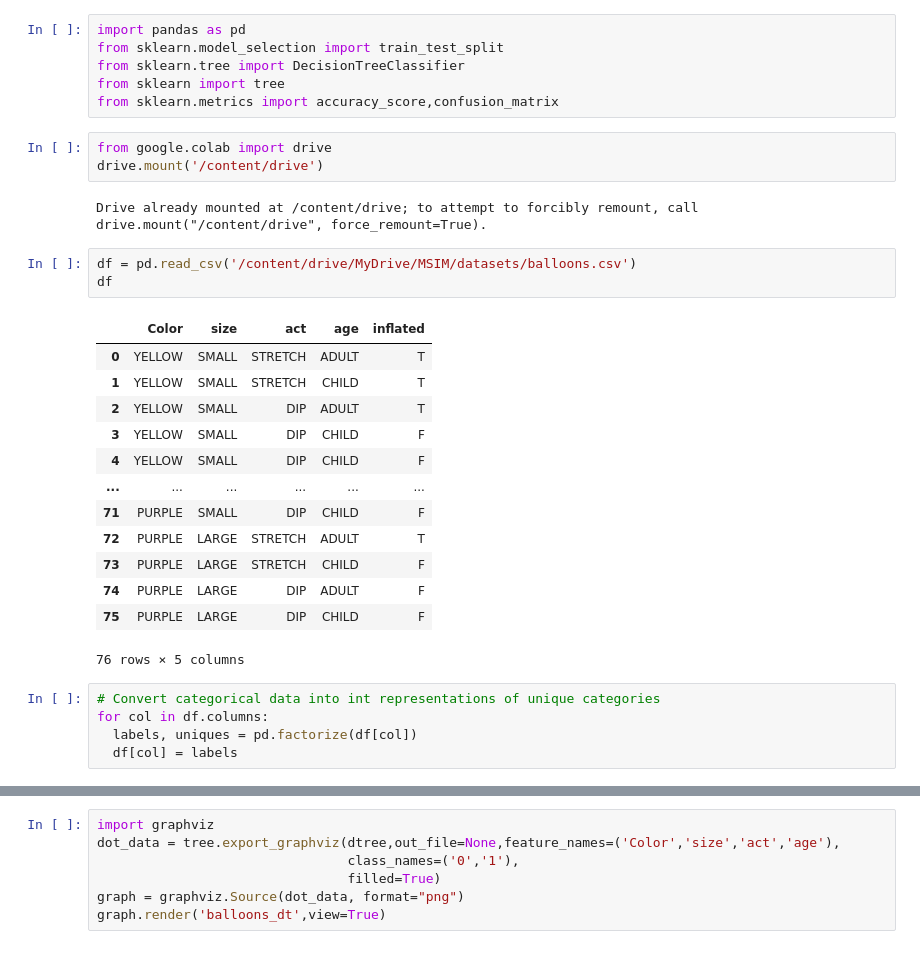
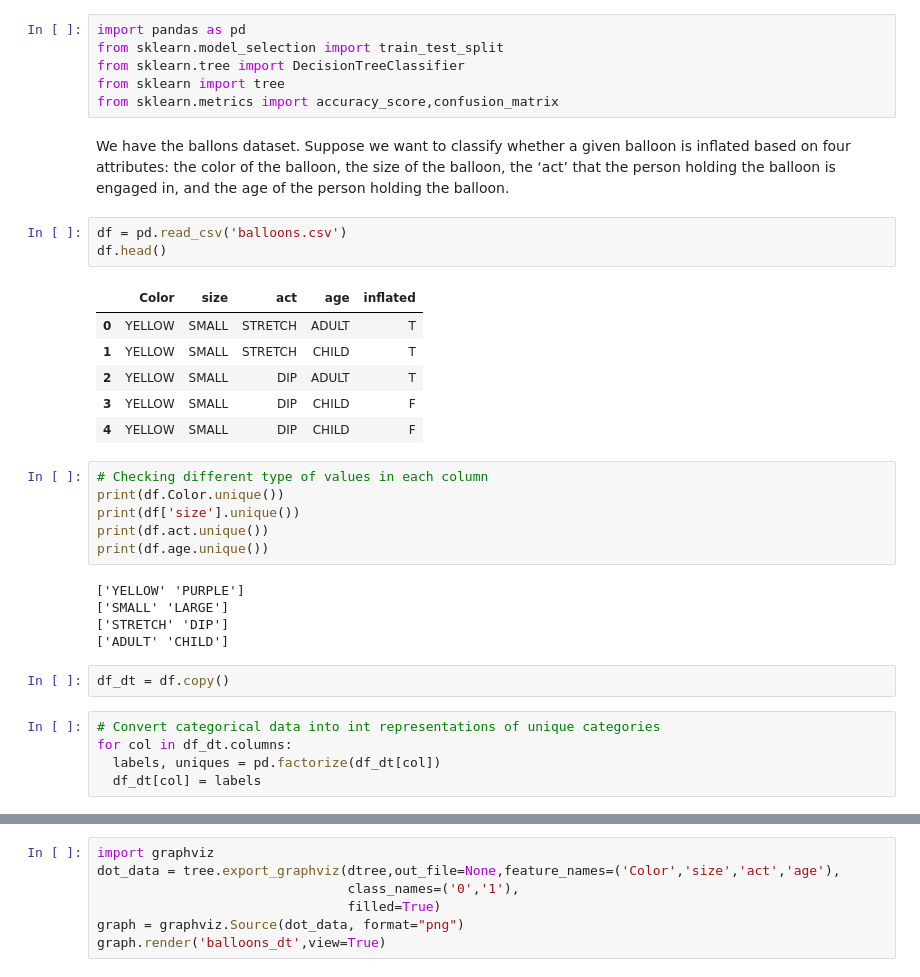
Before and after one commit to jaivardhanschauhan/machinelearning, a Jupyter notebook: Decision Tree/Decision_tree.ipynb, the cells around one changed output, grey strips where cells are left out. Drawn from its saved outputs; the diff is of its cells as text.

```diff
--- a/Decision Tree/Decision_tree.ipynb
+++ b/Decision Tree/Decision_tree.ipynb
@@ -4,30 +4,33 @@ from sklearn.model_selection import train_test_split
 from sklearn.tree import DecisionTreeClassifier
 from sklearn import tree
 from sklearn.metrics import accuracy_score,confusion_matrix
-# %%
-from google.colab import drive
-drive.mount('/content/drive')
-# %% [output]
-Drive already mounted at /content/drive; to attempt to forcibly remount, call drive.mount("/content/drive", force_remount=True).
+# %% [markdown]
+We have the ballons dataset. Suppose we want to classify whether a given balloon is inflated based on four attributes: the color of the balloon, the size of the balloon, the ‘act’ that the person holding the balloon is engaged in, and the age of the person holding the balloon.
 # %%
-df = pd.read_csv('/content/drive/MyDrive/MSIM/datasets/balloons.csv')
-df
+df = pd.read_csv('balloons.csv')
+df.head()
 # %% [output]
 |  | Color | size | act | age | inflated |
 | 0 | YELLOW | SMALL | STRETCH | ADULT | T |
 | 1 | YELLOW | SMALL | STRETCH | CHILD | T |
 | 2 | YELLOW | SMALL | DIP | ADULT | T |
 | 3 | YELLOW | SMALL | DIP | CHILD | F |
 | 4 | YELLOW | SMALL | DIP | CHILD | F |
-| ... | ... | ... | ... | ... | ... |
-| 71 | PURPLE | SMALL | DIP | CHILD | F |
-| 72 | PURPLE | LARGE | STRETCH | ADULT | T |
-| 73 | PURPLE | LARGE | STRETCH | CHILD | F |
-| 74 | PURPLE | LARGE | DIP | ADULT | F |
-| 75 | PURPLE | LARGE | DIP | CHILD | F |
-76 rows × 5 columns
+# %%
+# Checking different type of values in each column
+print(df.Color.unique())
+print(df['size'].unique())
+print(df.act.unique())
+print(df.age.unique())
+# %% [output]
+['YELLOW' 'PURPLE']
+['SMALL' 'LARGE']
+['STRETCH' 'DIP']
+['ADULT' 'CHILD']
+# %%
+df_dt = df.copy()
 # %%
 # Convert categorical data into int representations of unique categories
-for col in df.columns:
-  labels, uniques = pd.factorize(df[col])
-  df[col] = labels
+for col in df_dt.columns:
+  labels, uniques = pd.factorize(df_dt[col])
+  df_dt[col] = labels
```
Also changed, not shown: parts of 8 cells of this notebook, 3 other files.
